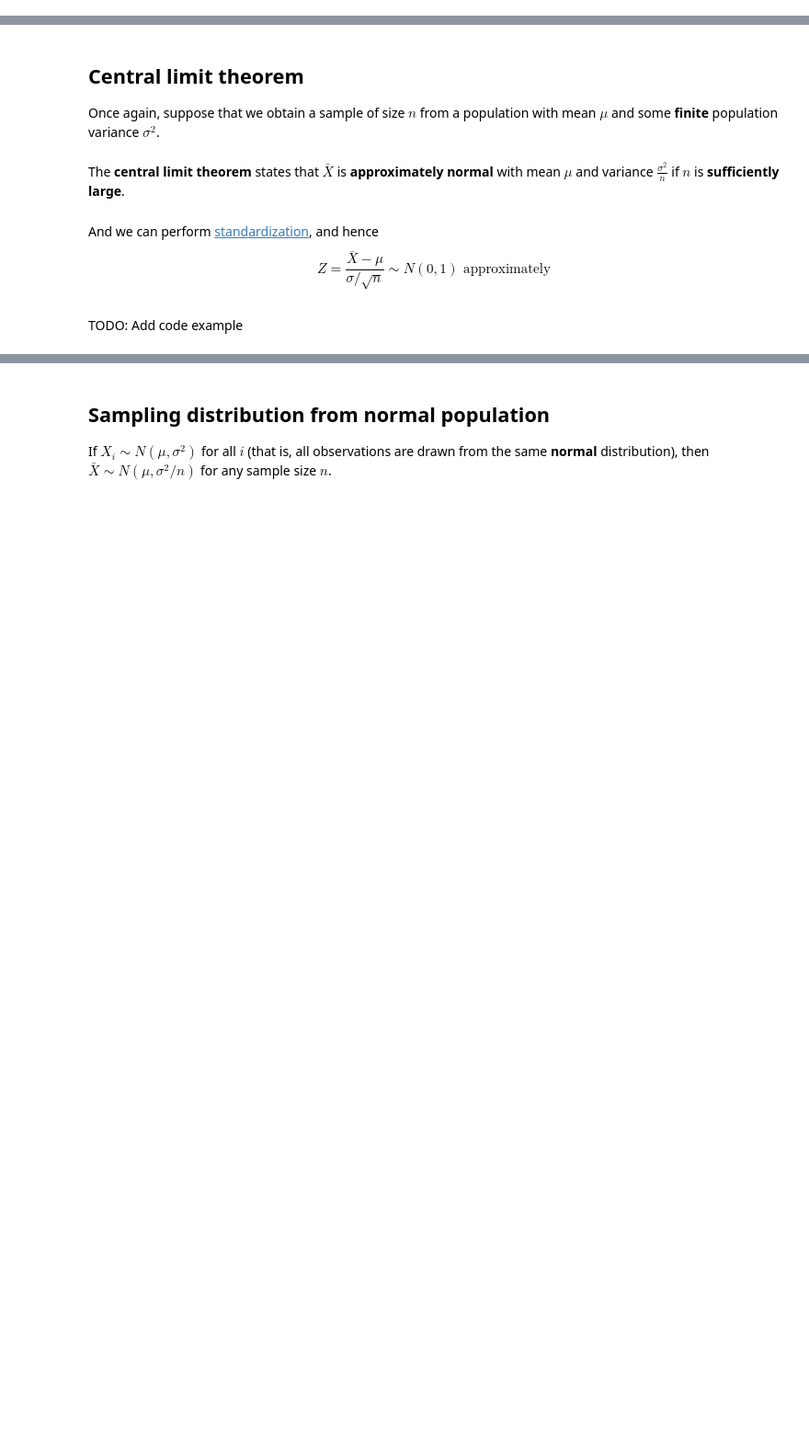
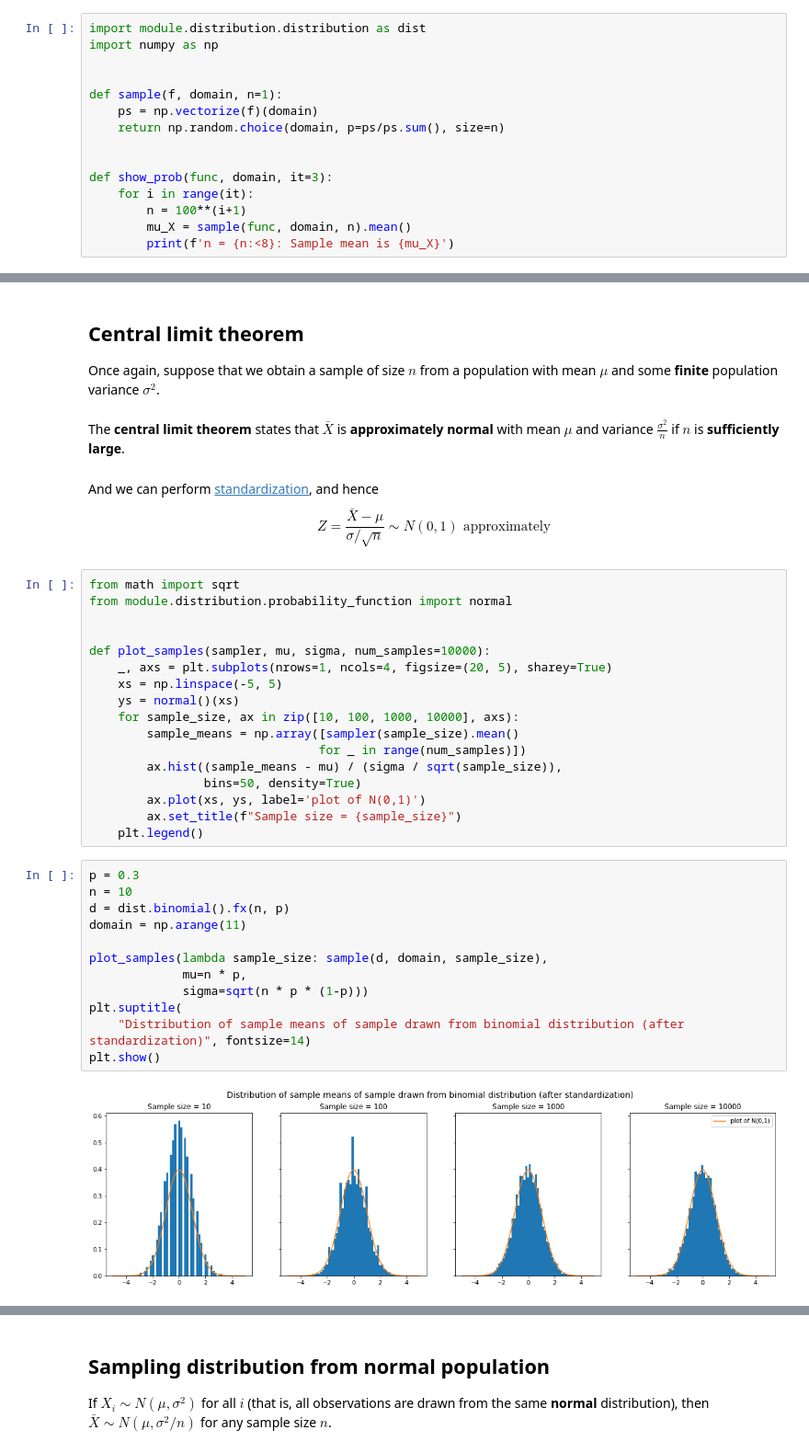
Before and after one commit to 0WN463/wellspring, a Jupyter notebook: statistic/sampling.ipynb, the cells around one changed output, grey strips where cells are left out. Shown at 92% size. Cells and saved outputs as stored; diff of their text form; blank space fills up the shorter version.

Commit message:
Added some code examples to sampling

```diff
--- a/statistic/sampling.ipynb
+++ b/statistic/sampling.ipynb
@@ -150,0 +164,15 @@ In other words, as the same size gets larger, it becomes more likely that the sa
+# %%
+import module.distribution.distribution as dist
+import numpy as np
+
+
+def sample(f, domain, n=1):
+    ps = np.vectorize(f)(domain)
+    return np.random.choice(domain, p=ps/ps.sum(), size=n)
+
+
+def show_prob(func, domain, it=3):
+    for i in range(it):
+        n = 100**(i+1)
+        mu_X = sample(func, domain, n).mean()
+        print(f'n = {n:<8}: Sample mean is {mu_X}')
@@ -158,5 +235,34 @@ And we can perform [standardization](./probability_distributions.ipynb#standardi
 $$
 Z = \frac{\bar X - \mu}{\sigma / \sqrt{n}} \sim N(0,1) \text{ approximately}
 $$
-# %% [markdown]
-<span hidden> TODO: Add code example </span>
+# %%
+from math import sqrt
+from module.distribution.probability_function import normal
+
+
+def plot_samples(sampler, mu, sigma, num_samples=10000):
+    _, axs = plt.subplots(nrows=1, ncols=4, figsize=(20, 5), sharey=True)
+    xs = np.linspace(-5, 5)
+    ys = normal()(xs)
+    for sample_size, ax in zip([10, 100, 1000, 10000], axs):
+        sample_means = np.array([sampler(sample_size).mean()
+                                for _ in range(num_samples)])
+        ax.hist((sample_means - mu) / (sigma / sqrt(sample_size)),
+                bins=50, density=True)
+        ax.plot(xs, ys, label='plot of N(0,1)')
+        ax.set_title(f"Sample size = {sample_size}")
+    plt.legend()
+# %%
+p = 0.3
+n = 10
+d = dist.binomial().fx(n, p)
+domain = np.arange(11)
+
+plot_samples(lambda sample_size: sample(d, domain, sample_size),
+             mu=n * p,
+             sigma=sqrt(n * p * (1-p)))
+plt.suptitle(
+    "Distribution of sample means of sample drawn from binomial distribution (after standardization)", fontsize=14)
+plt.show()
+# %% [output]
+[figure, added]
```
Also changed, not shown: parts of 29 cells of this notebook, 5 other files.
